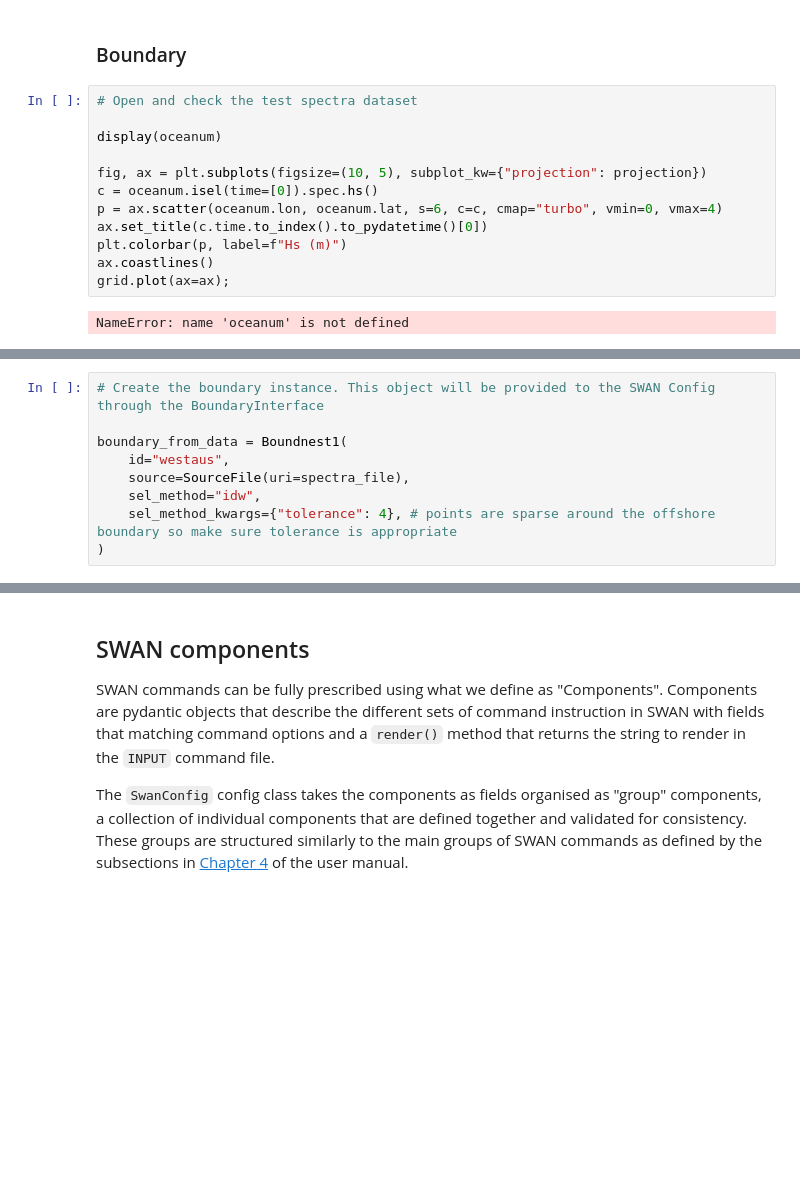
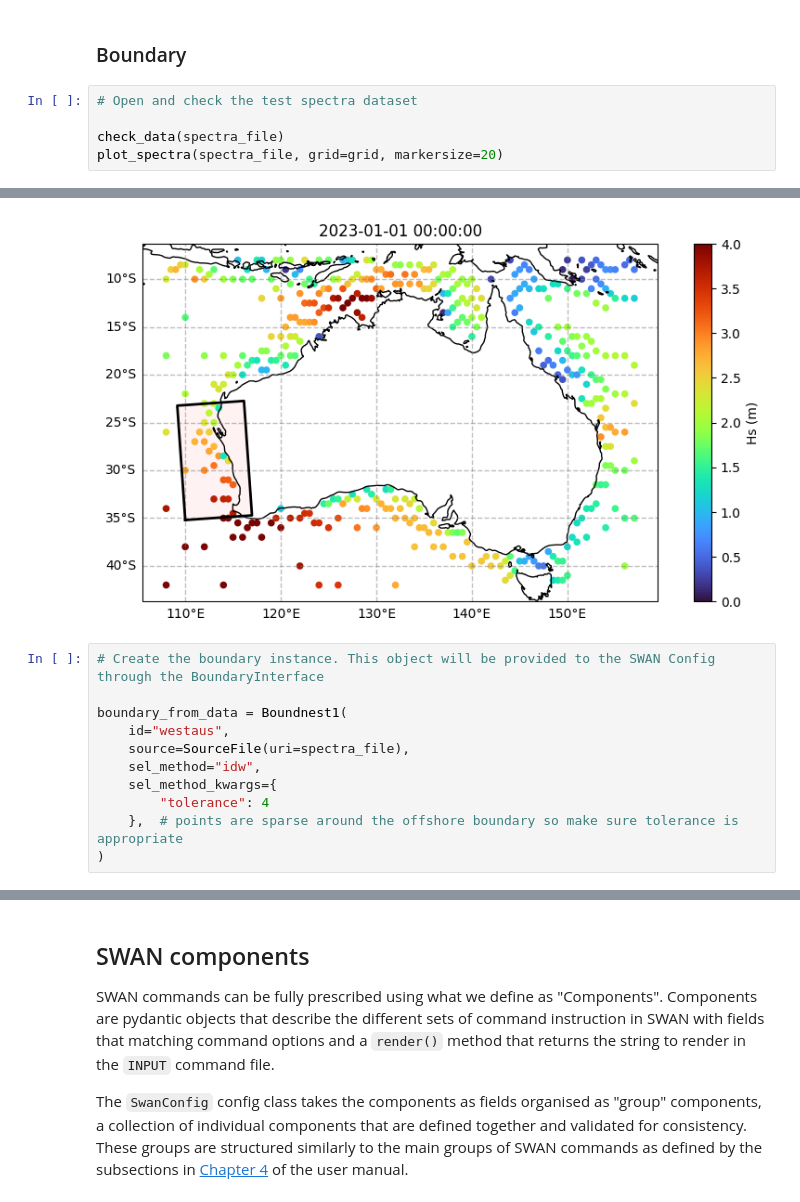
Before and after one commit to rom-py/perth-demo-2025, a Jupyter notebook: examples/example_perth.ipynb, the cells around one changed output, grey strips where cells are left out. Drawn from its saved outputs; the diff is of its cells as text; blank space fills up the shorter version.

```diff
--- a/examples/example_perth.ipynb
+++ b/examples/example_perth.ipynb
@@ -183,17 +263,9 @@ grid.plot(ax=ax);
 [figure]
 # %% [markdown]
 ### Boundary
-# %%
-# Open and check the test spectra dataset
-
-display(oceanum)
-
-fig, ax = plt.subplots(figsize=(10, 5), subplot_kw={"projection": projection})
-c = oceanum.isel(time=[0]).spec.hs()
-p = ax.scatter(oceanum.lon, oceanum.lat, s=6, c=c, cmap="turbo", vmin=0, vmax=4)
-ax.set_title(c.time.to_index().to_pydatetime()[0])
-plt.colorbar(p, label=f"Hs (m)")
-ax.coastlines()
-grid.plot(ax=ax);
-# %% [output]
-NameError: name 'oceanum' is not defined
+# %%
+# Open and check the test spectra dataset
+
+check_data(spectra_file)
+plot_spectra(spectra_file, grid=grid, markersize=20)
+# %% [output]
@@ -200,3 +273,4 @@ NameError: name 'oceanum' is not defined
+[figure, added]
 # %%
 # Create the boundary instance. This object will be provided to the SWAN Config through the BoundaryInterface
 
@@ -204,7 +278,9 @@ boundary_from_data = Boundnest1(
     id="westaus",
     source=SourceFile(uri=spectra_file),
     sel_method="idw",
-    sel_method_kwargs={"tolerance": 4}, # points are sparse around the offshore boundary so make sure tolerance is appropriate
+    sel_method_kwargs={
+        "tolerance": 4
+    },  # points are sparse around the offshore boundary so make sure tolerance is appropriate
 )
 # %%
 # Generate the boundary data and plot them to check.
```
Also changed, not shown: parts of 39 cells of this notebook, 1 other file.
